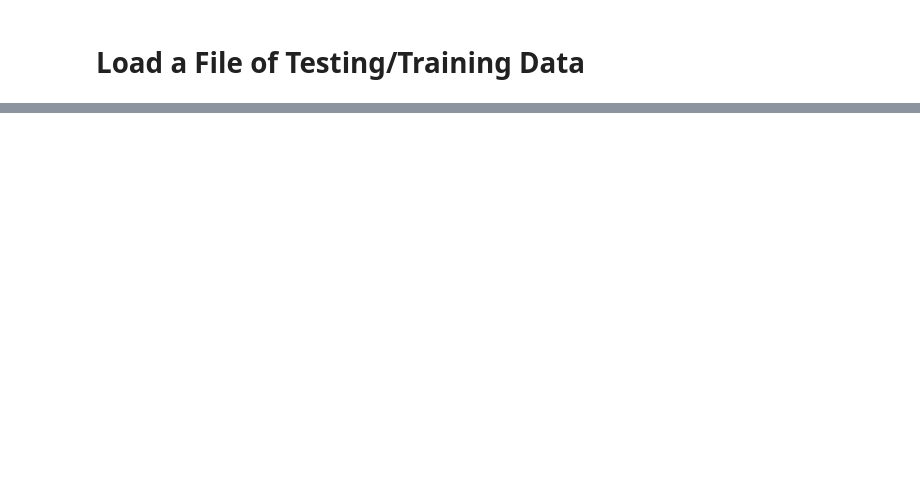
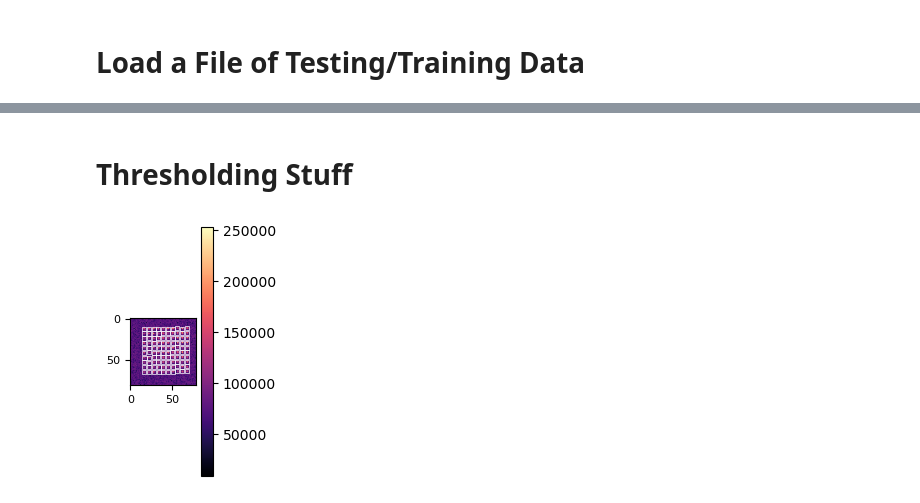
Before and after one commit to jack-mango/QURIP-thompsonlab-amo, a Jupyter notebook: green_imaging_comparison.ipynb, the cells around one changed output, grey strips where cells are left out. Saved outputs shown, nothing was run; the diff lists cells and outputs as text; code cells hidden in the pictures; blank space fills up the shorter version.

```diff
--- a/green_imaging_comparison.ipynb
+++ b/green_imaging_comparison.ipynb
@@ -135,0 +157,42 @@ KeyboardInterrupt:
+# %% [markdown]
+# Thresholding Stuff
+# %%
+import sys, os, glob
+import warnings
+import numpy as np
+from tqdm.notebook import tqdm
+
+import matplotlib
+import matplotlib.pyplot as plt
+
+import scipy as sp
+from scipy.optimize import curve_fit
+warnings.filterwarnings("ignore")
+import pandas as pd
+from analysis_thompsonlab_amo import *
+#Setting the default style of our plots.
+
+plt.style.use('seaborn-muted')
+matplotlib.rcParams['font.size'] = 10
+matplotlib.rcParams['figure.autolayout'] = True
+matplotlib.rcParams['figure.figsize'] = (5.5, 4)
+matplotlib.rcParams['legend.fontsize'] = 'small'
+matplotlib.rcParams['legend.title_fontsize'] = 'small'
+matplotlib.rcParams['legend.loc'] = 'best'
+plotOptions={'marker':'o', 'linestyle':'-', 'linewidth':0.5, 'alpha':0.8, 'elinewidth':2}
+# %%
+relpath = f"Data/06:23:23/imaging exposure time = {exposure_time}ms/"
+prefix = "/Users/jackmango/Desktop/QUIRP - Work/Princeton"
+data = dataset(relpath, prefix)
+# %%
+%matplotlib inline
+data.addDir(relpath, prefix)
+includefn = lambda f: True # if f.params['imagingDetuning0_MHz'] == -0.55 else False
+dhist = measurement(data, ['all'], includefn=includefn)
+
+nTweezers = 100
+histy = weighted_histogram_556(dhist.files, nTweezers=100, rAtom=2, exclude1st = True, nLoops = 20)
+# %%
+positions = histy.findPositions(plot=True)
+# %% [output]
+[figure, added]
```
Also changed, not shown: parts of 15 cells of this notebook, 7 other files.
